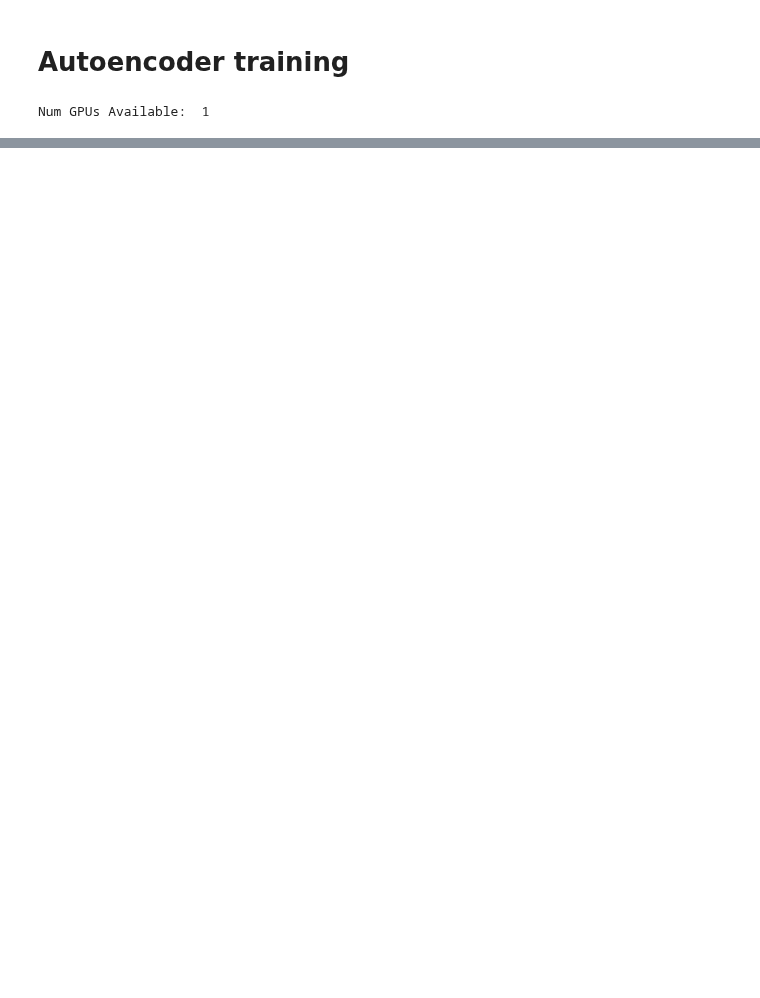
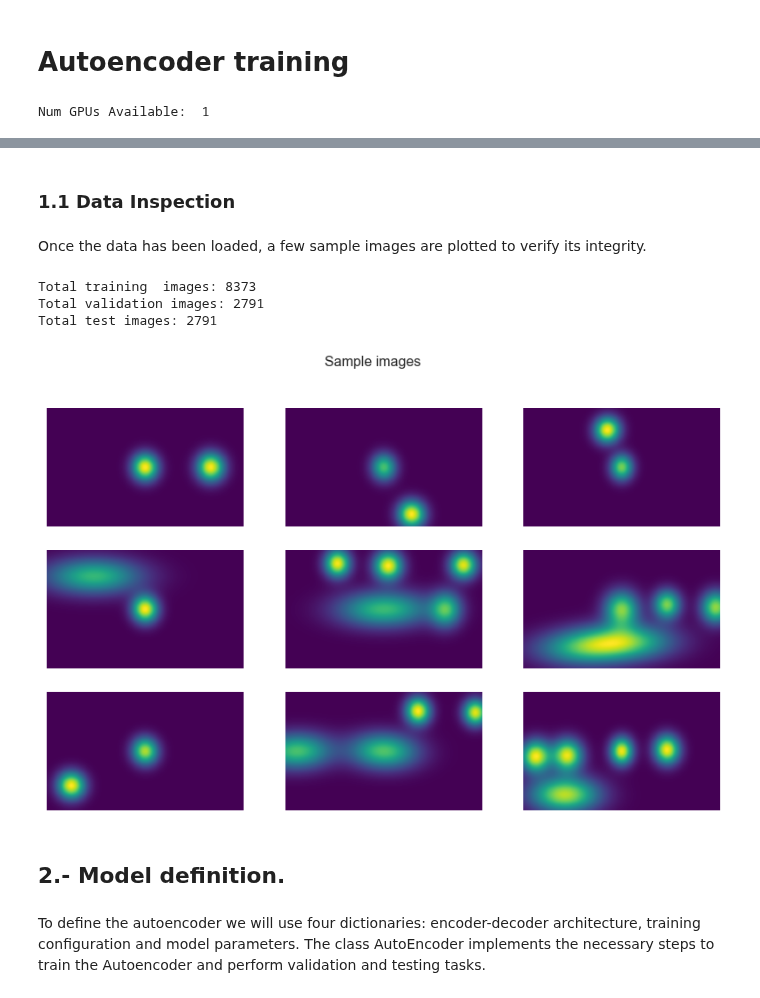
Before and after one commit to lmmartinez97/alphadrive_bp, a Jupyter notebook: highD/training/autoencoder_training.ipynb, the cells around one changed output, grey strips where cells are left out. Cells and saved outputs as stored; diff of their text form; code cells hidden in the pictures; blank space fills up the shorter version.

Commit message:
AutoEncoder class on the way

```diff
--- a/highD/training/autoencoder_training.ipynb
+++ b/highD/training/autoencoder_training.ipynb
@@ -29,5 +41,5 @@ Num GPUs Available:  1
 # %%
-def load_random_hdf5_files(directory, n = None):
+def load_hdf5_files(directory, n = None):
     """
     Load random HDF5 files containing images from a specified directory and concatenate them into a single NumPy array.
 
@@ -92,4 +104,4 @@ if platform == 'darwin':
 else:
     images_path = "/home/lmmartinez/Tesis/datasets/highD/images_1000ms"
 
-train_data, val_data, test_data = load_random_hdf5_files(images_path, n = 1)
+train_data, val_data, test_data = load_hdf5_files(images_path, n = 1)
@@ -101,0 +117,32 @@ BATCH_SIZE = 256
+# %% [markdown]
+### 1.1 Data Inspection
+# %% [markdown]
+Once the data has been loaded, a few sample images are plotted to verify its integrity.
+# %%
+print('Total training  images:', len(train_data))
+print('Total validation images:', len(val_data))
+print('Total test images:', len(test_data))
+
+plot_size = 3
+pic_index = np.random.randint(plot_size, np.min([len(train_data), len(val_data), len(test_data)]))
+
+next_train = [img for img in train_data[pic_index-plot_size:pic_index]]
+next_val = [img for img in val_data[pic_index-plot_size:pic_index]]
+next_test = [img for img in test_data[pic_index-plot_size:pic_index]]
+
+plt.figure(figsize=(10, 6))
+for i, img in enumerate(next_train+next_val+next_test):
+    plt.subplot(3, plot_size, i+1)
+    plt.imshow(img, cmap = 'viridis')
+    plt.axis('Off')
+plt.suptitle("Sample images")
+plt.show()
+# %% [output]
+Total training  images: 8373
+Total validation images: 2791
+Total test images: 2791
+[figure, added]
+# %% [markdown]
+## 2.- Model definition.
+# %% [markdown]
+To define the autoencoder we will use four dictionaries: encoder-decoder architecture, training configuration and model parameters. The class AutoEncoder implements the necessary steps to train the Autoencoder and perform validation and testing tasks.
```
Also changed, not shown: parts of 8 cells of this notebook.
